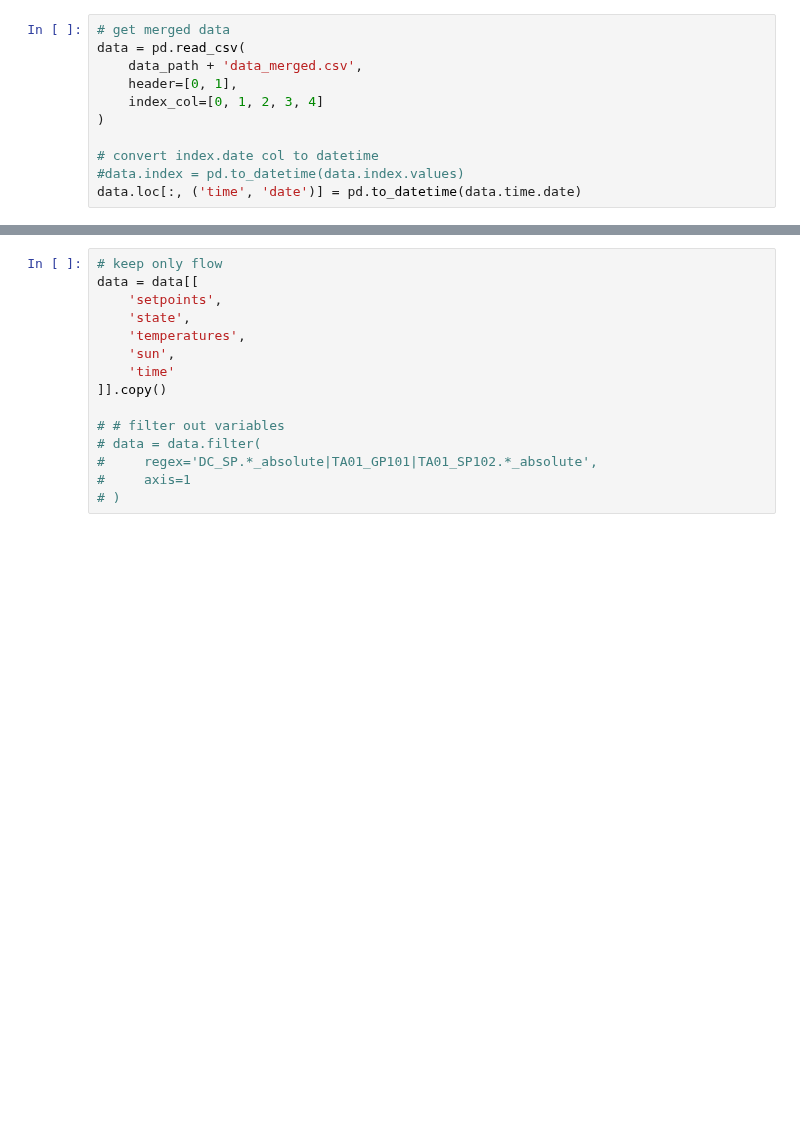
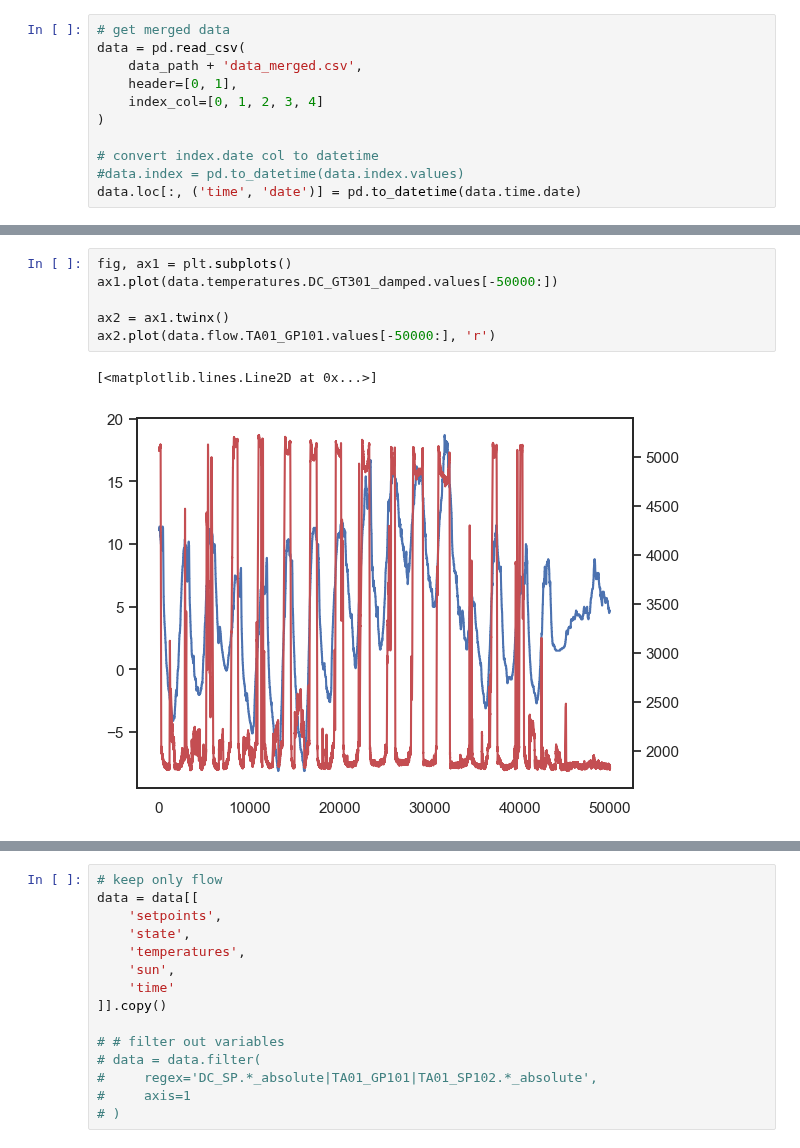
Before and after one commit to oStglnd/rise-gh, a Jupyter notebook: plotting/flow_states_plots.ipynb, the cells around one changed output, grey strips where cells are left out. Cells and saved outputs as stored; diff of their text form; blank space fills up the shorter version.

```diff
--- a/plotting/flow_states_plots.ipynb
+++ b/plotting/flow_states_plots.ipynb
@@ -32,0 +42,9 @@ data.loc[:, ('time', 'date')] = pd.to_datetime(data.time.date)
+# %%
+fig, ax1 = plt.subplots()
+ax1.plot(data.temperatures.DC_GT301_damped.values[-50000:])
+
+ax2 = ax1.twinx()
+ax2.plot(data.flow.TA01_GP101.values[-50000:], 'r')
+# %% [output]
+[<matplotlib.lines.Line2D at 0x...>]
+[figure, added]
```
Also changed, not shown: parts of 13 cells of this notebook, 6 other files.
